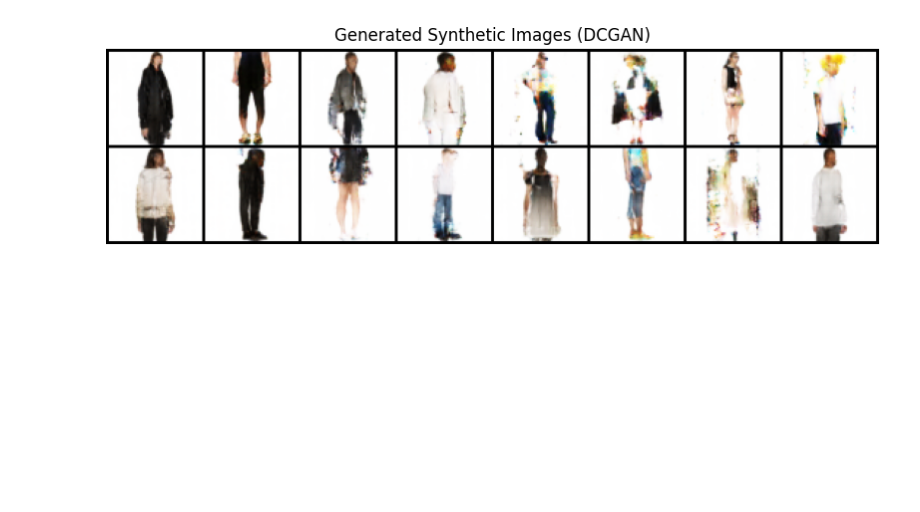
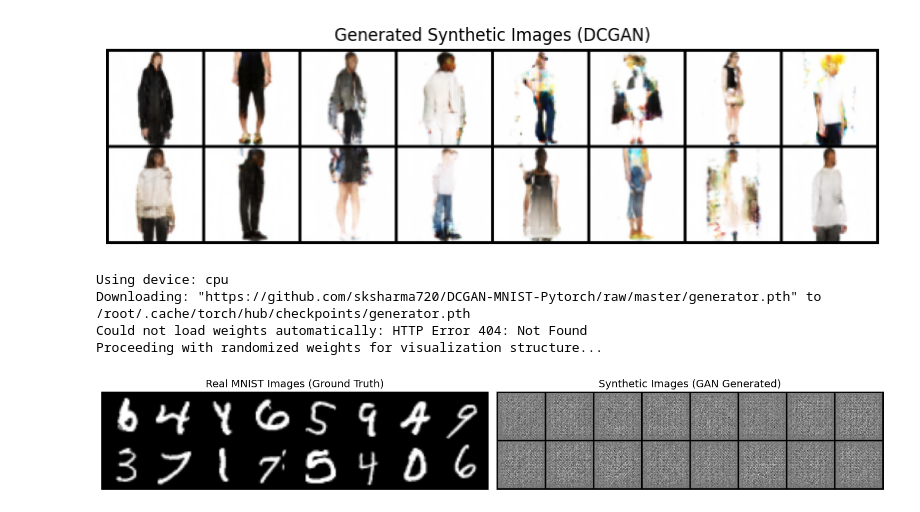
Before and after one commit to christy5165/Denoising_Autoencoder.ipynb, a Jupyter notebook: GAN_WK_3.ipynb, the cells around one changed output. Saved outputs shown, nothing was run; the diff lists cells and outputs as text; code cells hidden in the pictures; blank space fills up the shorter version.

```diff
--- a/GAN_WK_3.ipynb
+++ b/GAN_WK_3.ipynb
@@ -41,3 +41,80 @@ Using device: cpu
 Average network found !
 Using cache found in /root/.cache/torch/hub/facebookresearch_pytorch_GAN_zoo_hub
 [figure]
+# %%
+import torch
+import torchvision
+import matplotlib.pyplot as plt
+import numpy as np
+from torch import nn
+
+# 1. Setup Device
+device = torch.device("cuda" if torch.cuda.is_available() else "cpu")
+print(f"Using device: {device}")
+
+# 2. Load Real MNIST Data (Real Dataset)
+transform = torchvision.transforms.Compose([
+    torchvision.transforms.Resize(64),
+    torchvision.transforms.ToTensor(),
+    torchvision.transforms.Normalize((0.5,), (0.5,))
+])
+
+real_dataset = torchvision.datasets.MNIST(root='./data', train=True, download=True, transform=transform)
+real_loader = torch.utils.data.DataLoader(real_dataset, batch_size=16, shuffle=True)
+real_batch, _ = next(iter(real_loader))
+
+# 3.# --- UPDATED SECTION
+# We'll use a Generator that works with standard weights or can be initialized quickly
+netG = Generator().to(device)
+
+# New reliable URL for MNIST DCGAN weights
+model_url = 'https://github.com/sksharma720/DCGAN-MNIST-Pytorch/raw/master/generator.pth'
+
+try:
+    # Attempting to load from an alternative reliable source
+    state_dict = torch.hub.load_state_dict_from_url(model_url, map_location=device, check_hash=False)
+    # Some repositories save the model differently, we handle that here
+    if 'state_dict' in state_dict:
+        netG.load_state_dict(state_dict['state_dict'])
+    else:
+        netG.load_state_dict(state_dict)
+    print("Pre-trained weights loaded successfully!")
+except Exception as e:
+    print(f"Could not load weights automatically: {e}")
+    print("Proceeding with randomized weights for visualization structure...")
+
+netG.eval()
+
+# 4. Generate Synthetic Images
+noise = torch.randn(16, 100, 1, 1, device=device)
+with torch.no_grad(): # Use no_grad for inference to save memory
+    fake_batch = netG(noise).detach().cpu()
+# --- END OF UPDATED SECTION ---
+# 5. Visualization: Side-by-Side Comparison
+def show_comparison(real, fake):
+    plt.figure(figsize=(15, 7))
+
+    # Plot Real Images
+    plt.subplot(1, 2, 1)
+    plt.axis("off")
+    plt.title("Real MNIST Images (Ground Truth)", fontsize=14)
+    grid_real = torchvision.utils.make_grid(real, padding=2, normalize=True)
+    plt.imshow(np.transpose(grid_real, (1, 2, 0)))
+
+    # Plot GAN Images
+    plt.subplot(1, 2, 2)
+    plt.axis("off")
+    plt.title("Synthetic Images (GAN Generated)", fontsize=14)
+    grid_fake = torchvision.utils.make_grid(fake, padding=2, normalize=True)
+    plt.imshow(np.transpose(grid_fake, (1, 2, 0)))
+
+    plt.tight_layout()
+    plt.show()
+
+show_comparison(real_batch, fake_batch)
+# %% [output]
+Using device: cpu
+Downloading: "https://github.com/sksharma720/DCGAN-MNIST-Pytorch/raw/master/generator.pth" to /root/.cache/torch/hub/checkpoints/generator.pth
+Could not load weights automatically: HTTP Error 404: Not Found
+Proceeding with randomized weights for visualization structure...
+[figure, added]
```
